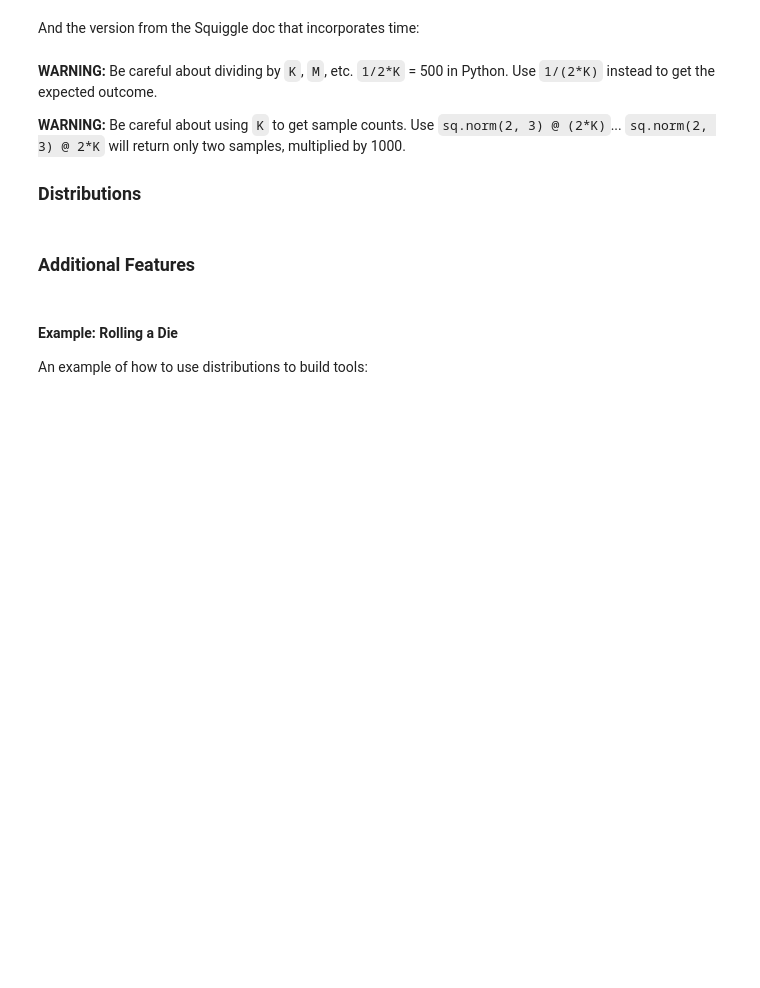
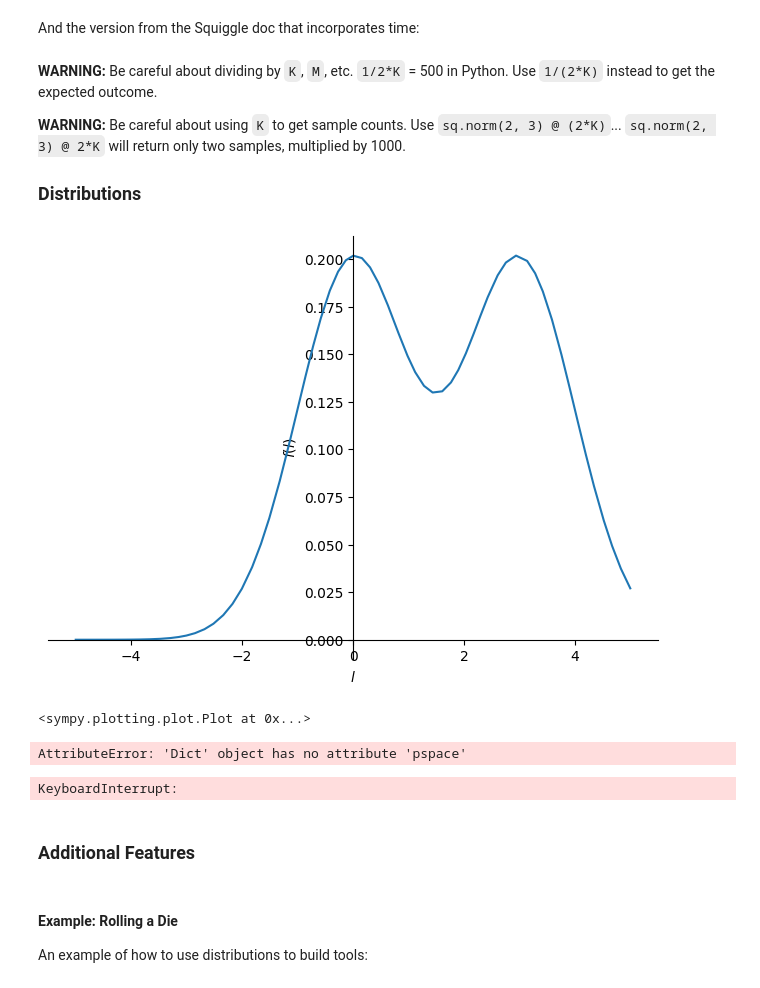
Before and after one commit to edoarad/evaluation_playground, a Jupyter notebook: uncertainty_visualization/squigglepy_to_sympy.ipynb, the cells around one changed output. Cells and saved outputs as stored; diff of their text form; code cells hidden in the pictures; blank space fills up the shorter version.

```diff
--- a/uncertainty_visualization/squigglepy_to_sympy.ipynb
+++ b/uncertainty_visualization/squigglepy_to_sympy.ipynb
@@ -154,43 +153,91 @@ sq.get_percentiles(total_tuners_at_time(2030-2022) @ 1000)
 **WARNING:** Be careful about using `K` to get sample counts. Use `sq.norm(2, 3) @ (2*K)`... `sq.norm(2, 3) @ 2*K` will return only two samples, multiplied by 1000.
 
 ### Distributions
+# %%
+b = stats.bernoulli(0.5)
+x = stats.normal(0,1)
+y = stats.normal(3,1)
+m = b*x + (1-b)*y
+
+l = nsp.Symbol('l')
+g = stats.density(m)(l)
+syp.plot(g, (l, -5, 5))
+# %% [output]
+[figure, added]
+<sympy.plotting.plot.Plot at 0x...>
+# %%
+mixture = stats.finiteRV({stats.normal(0,1,name="n1"): 0.2, stats.normal(0,2,name="n2"): 0.8})
+stats.P(mixture < 0.5)
+# %% [output]
+AttributeError: 'Dict' object has no attribute 'pspace'
 # %%
-
 import squigglepy as sq
 
 # Normal distribution
 sq.norm(1, 3)  # 90% interval from 1 to 3
+ci.normal(0.9, [1,3]) # currently, this will break, unless used with name="xyz" argument or as an assignment xyz = ci.normal(0.9, [1,3])
 
 # Distribution can be sampled with mean and sd too
 sq.norm(mean=0, sd=1)
+stats.normal(0, 1) # similarly, will break
 
 # Shorthand to get one sample
 ~sq.norm(1, 3)
+x = ci.normal(0.9, [1,3])
+stats.sample(x)
 
 # Shorthand to get more than one sample
 sq.norm(1, 3) @ 100
+x = ci.normal(0.9, [1,3])
+stats.sample(x, size=100)
 
 # Longhand version to get more than one sample
 sq.sample(sq.norm(1, 3), n=100)
+...
 
 # Nice progress reporter
 sq.sample(sq.norm(1, 3), n=1000, verbose=True)
+...
 
 # Other distributions exist
 sq.lognorm(1, 10)
+ci.log_normal(0.9, [1, 10]) #will break as-is
+
 sq.tdist(1, 10, t=5)
+# stats.StudentT is defined, but not implememnted conversion from CI
+
 sq.triangular(1, 2, 3)
+stats.triangular(1,2,3)
+
 sq.binomial(p=0.5, n=5)
+stats.binomial(5, 0.5)
+
 sq.beta(a=1, b=2)
+stats.beta(1, 2)
+
 sq.bernoulli(p=0.5)
+stats.bernoulli(0.5)
+
 sq.poisson(10)
+stats.poisson(10)
+
 sq.chisquare(2)
+stats.chiSquared(2)
+
 sq.gamma(3, 2)
-sq.pareto(1)
+stats.gamma(3, 2)
+
+sq.pareto(1) # Not implemented afaict
+stats.pareto(1, 1)
+
 sq.exponential(scale=1)
+stats.exponential(1)
 
 # Discrete sampling
 sq.discrete({'A': 0.1, 'B': 0.9})
+stats.coin(0.9)
+stats.finiteRV({'A': 0.1, 'B': 0.9})
+stats.bernoulli(0.9, succ='B', fail='A')
 
 # Can return integers
 sq.discrete({0: 0.1, 1: 0.3, 2: 0.3, 3: 0.15, 4: 0.15})
@@ -203,12 +250,15 @@ sq.discrete([[0.1,  0],
              [0.15, 4]])
 
 sq.discrete([0, 1, 2]) # No weights assumes equal weights
+stats.discreteUniform([0, 1, 2])
 
 # You can mix distributions together
 sq.mixture([sq.norm(1, 3),
             sq.norm(4, 10),
             sq.lognorm(1, 10)],  # Distributions to mix
            [0.3, 0.3, 0.4])     # These are the weights on each distribution
+
+stats.finiteRV
 
 # This is equivalent to the above, just a different way of doing the notation
 sq.mixture([[0.3, sq.norm(1,3)],
@@ -218,6 +268,8 @@ sq.mixture([[0.3, sq.norm(1,3)],
 # Make a zero-inflated distribution
 # 60% chance of returning 0, 40% chance of sampling from `norm(1, 2)`.
 sq.zero_inflated(0.6, sq.norm(1, 2))
+# %% [output]
+KeyboardInterrupt:
 # %% [markdown]
 ### Additional Features
 # %%
```
Also changed, not shown: parts of 6 cells of this notebook.
